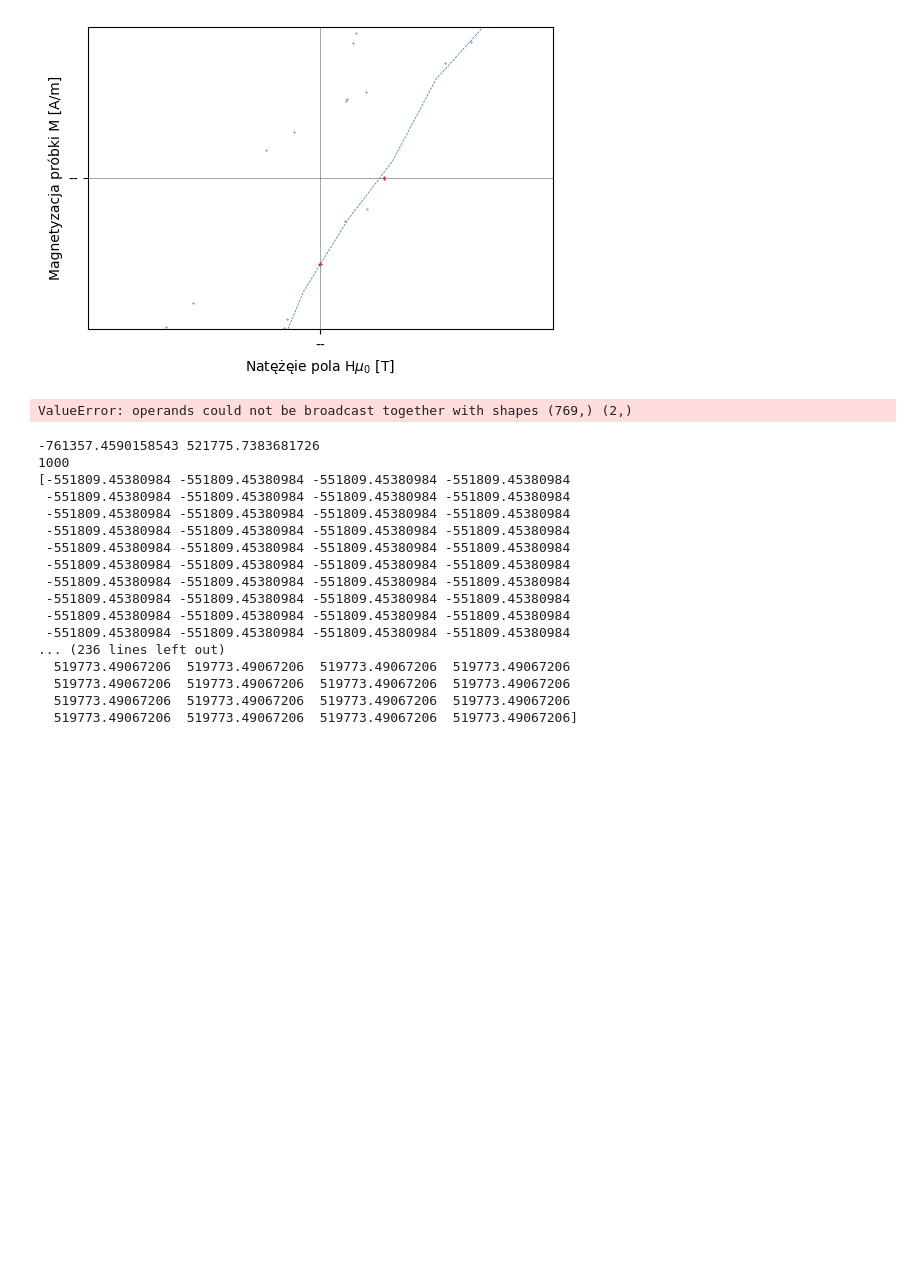
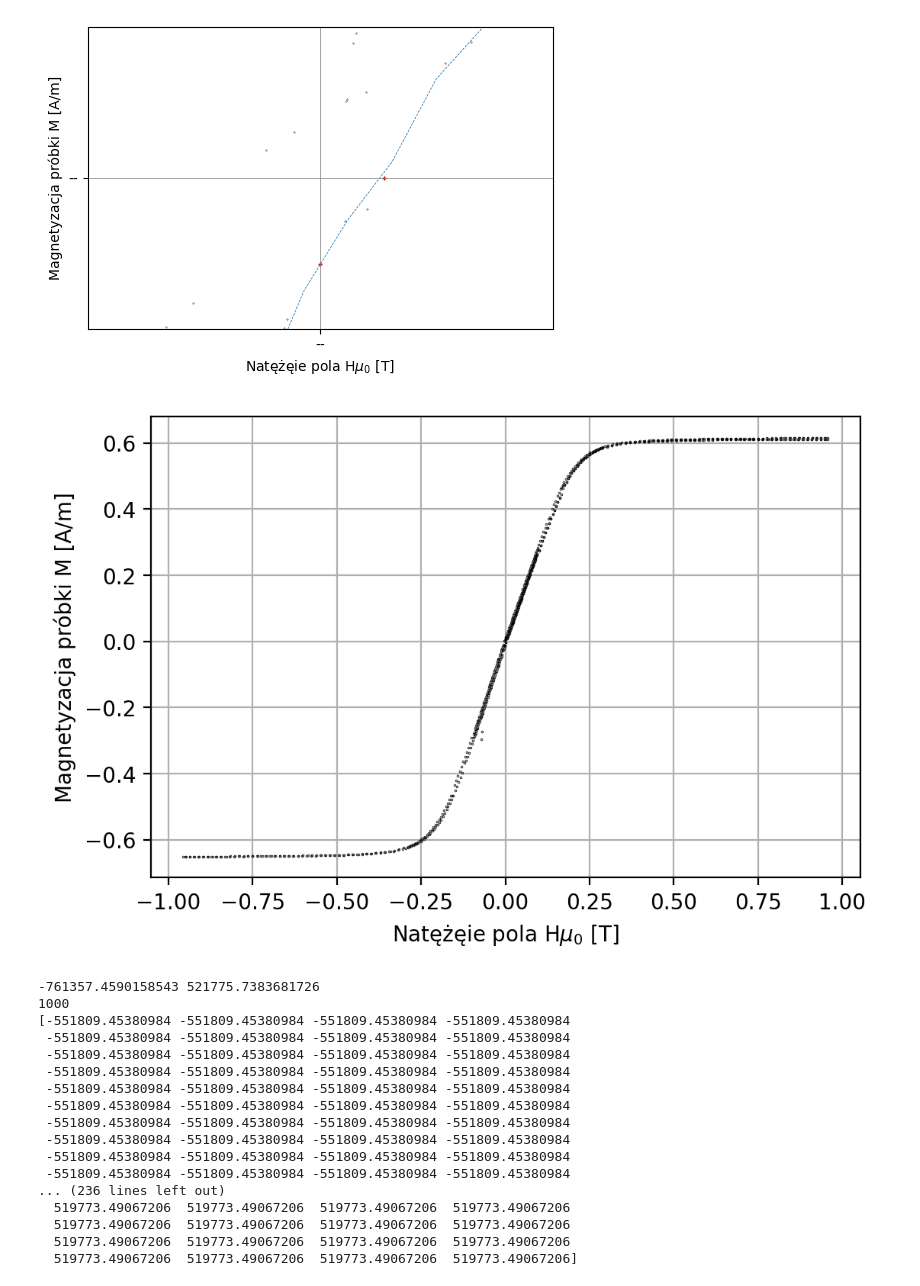
Before and after one commit to R0gacz/Magnetometry, a Jupyter notebook: Magetometria/Ni_MH_script.ipynb, the cells around one changed output. Drawn from its saved outputs; the diff is of its cells as text; code cells hidden in the pictures; blank space fills up the shorter version.

```diff
--- a/Magetometria/Ni_MH_script.ipynb
+++ b/Magetometria/Ni_MH_script.ipynb
@@ -12,7 +12,7 @@ MH_Ni = pd.read_csv("Ni_MH.csv", sep = "\t", decimal = ',')
 #Ni o masie 0.0898 g i gęstości 8908 kg/m3 = 8.908 g/cm3.
 m_Ni = 0.08898
 rho_Ni = 8.908
-M_A_Ni = 58,6934
+M_A_Ni = 58.6934
 N_A = 6.022*10**23
 mu_b = 9.27401/10**(21)
 
@@ -200,10 +190,17 @@ Pozostałość magnetyczna -5697.6817402562365
 Pole koercji:  0.002734014811952602
 [figure]
 [figure]
-# %%
-M_bohr = (M_emu*M_A_Ni)/(m_Ni*N_A*mu_b)
-# %% [output]
-ValueError: operands could not be broadcast together with shapes (769,) (2,)
+# %%
+M_bohr = (M_emu*M_A_Ni)/(m_Ni*N_A*mu_b)
+
+plt.figure(dpi=200)
+plt.plot(HT_mu0, M_bohr, ".", color = "black", markersize = 0.5)
+plt.grid()
+plt.xlabel("Natężęie pola H${\mu_0}$ [T]")
+plt.ylabel("Magnetyzacja próbki M [A/m]")
+plt.savefig("Ni_SI")
+# %% [output]
+[figure, added]
 # %%
 print(np.min(H), np.max(MH_Am))
 
```
Also changed, not shown: parts of 3 cells of this notebook, 43 other files.
